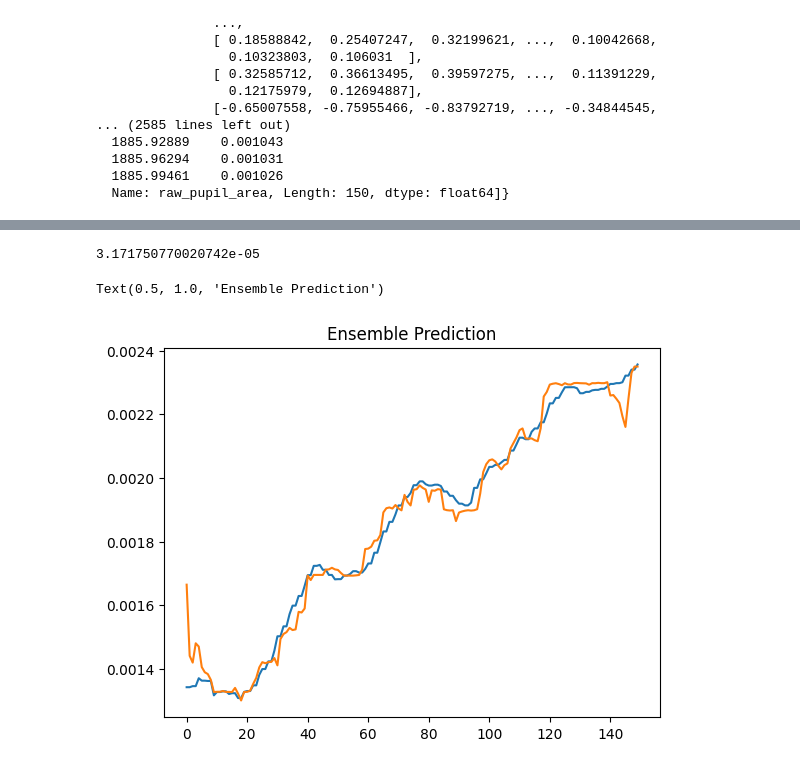
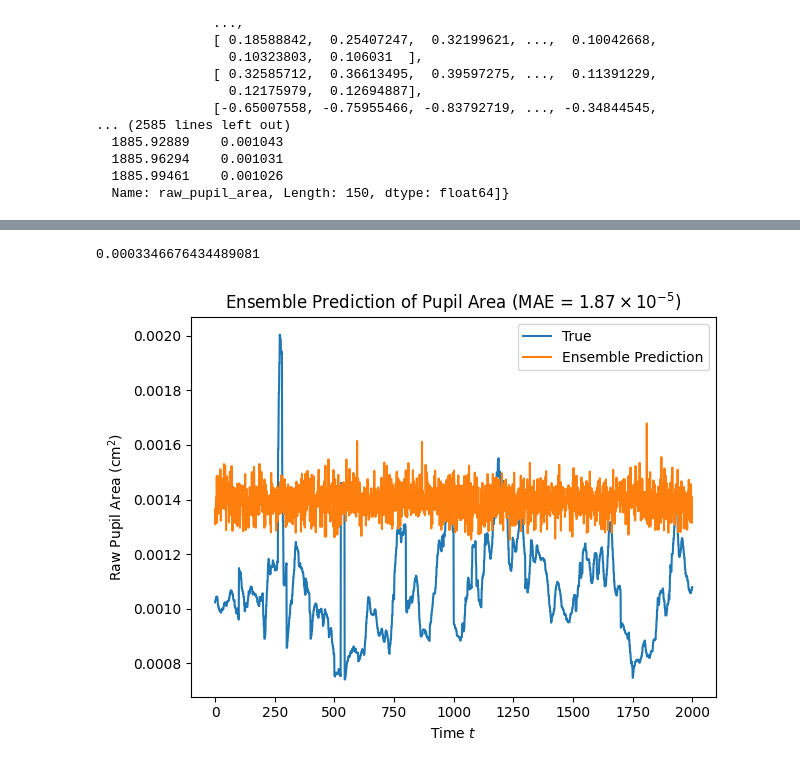
Before and after one commit to mwalden00/mlp-aardvark, a Jupyter notebook: scripts/plot_and_analysis.ipynb, the cells around one changed output, grey strips where cells are left out. Cells and saved outputs as stored; diff of their text form; code cells hidden in the pictures.

```diff
--- a/scripts/plot_and_analysis.ipynb
+++ b/scripts/plot_and_analysis.ipynb
@@ -95,6 +78,11 @@ lstm = get_model("../models/nn_models/lstm.pkl")
 lstm_rf = get_model("../models/nn_models/rf_lstm.pkl")
 lstm_xgb = get_model("../models/nn_models/xgb_lstm.pkl")
 lstm_ridge = get_model("../models/nn_models/ridge_lstm.pkl")
+# %%
+n=80
+
+y = np.concatenate(np.stack(traj_pupil_data["pupil area"])[n:,:100])
+X = np.concatenate(np.stack(traj_pupil_data["trajectories"])[n:,:,:100],axis=1).T
 # %%
 xgb_pred = xgb.predict(X)
 ridge_pred = ridge.predict(X)
@@ -106,10 +102,10 @@ xgb_pred.shape
 # %%
 import torch
 
-lstm_pred = lstm(torch.Tensor(X)).reshape(150).detach().numpy()
-lstm_xgb_pred = lstm_xgb(torch.Tensor(xgb_pred).reshape(150,1)).reshape(150).detach().numpy()
-lstm_rf_pred = lstm_xgb(torch.Tensor(rf_pred).reshape(150,1)).reshape(150).detach().numpy()
-lstm_ridge_pred = lstm_xgb(torch.Tensor(ridge_pred).reshape(150,1)).reshape(150).detach().numpy()
+lstm_pred = lstm(torch.Tensor(X)).reshape(len(y)).detach().numpy()
+lstm_xgb_pred = lstm_xgb(torch.Tensor(xgb_pred).reshape(len(y),1)).reshape(len(y)).detach().numpy()
+lstm_rf_pred = lstm_xgb(torch.Tensor(rf_pred).reshape(len(y),1)).reshape(len(y)).detach().numpy()
+lstm_ridge_pred = lstm_xgb(torch.Tensor(ridge_pred).reshape(len(y),1)).reshape(len(y)).detach().numpy()
 
 lstm_xgb_pred.shape
 # %% [output]
@@ -141,6 +152,7 @@ Text(0.5, 1.0, 'LSTM Predictions for Pupil Area')
 # %%
 stacked_pred = np.stack(
     (
+        np.arange(lstm_pred.shape[0]),
         lstm_pred,
         lstm_rf_pred,
         lstm_xgb_pred,
@@ -148,7 +160,6 @@ stacked_pred = np.stack(
         rf_pred,
         xgb_pred,
         ridge_pred,
-        np.arange(lstm_pred.shape[0])
     ),
     axis=1
 )
@@ -156,20 +167,22 @@ stacked_pred = np.stack(
 with open('../models/ensemble.pkl','rb') as f:
     ens_model = pkl.load(f)
 # %%
-final_pred = ens_model.predict(stacked_pred)
-
-from sklearn.metrics import mean_absolute_error
+final_pred = ens_model.predict(stacked_pred[:,:4])
 
 mean_absolute_error(y,final_pred)
 # %% [output]
-3.171750770020742e-05
+0.0003346676434489081
 # %%
 plt.plot(y,label='True')
 plt.plot(final_pred,label='Ensemble Prediction')
-plt.title('Ensemble Prediction')
+plt.title('Ensemble Prediction of Pupil Area (MAE = $1.87\\times 10^{-5}$)')
+plt.legend()
+plt.ylabel('Raw Pupil Area (cm$^2$)')
+plt.xlabel('Time $t$')
+plt.tight_layout()
+plt.savefig('ens_pred.png')
 # %% [output]
-Text(0.5, 1.0, 'Ensemble Prediction')
-[figure, old version]
+[figure, new version]
 # %%
 ens_model.get_params
 # %% [output]
```
Also changed, not shown: parts of 13 cells of this notebook, 18 other files.
